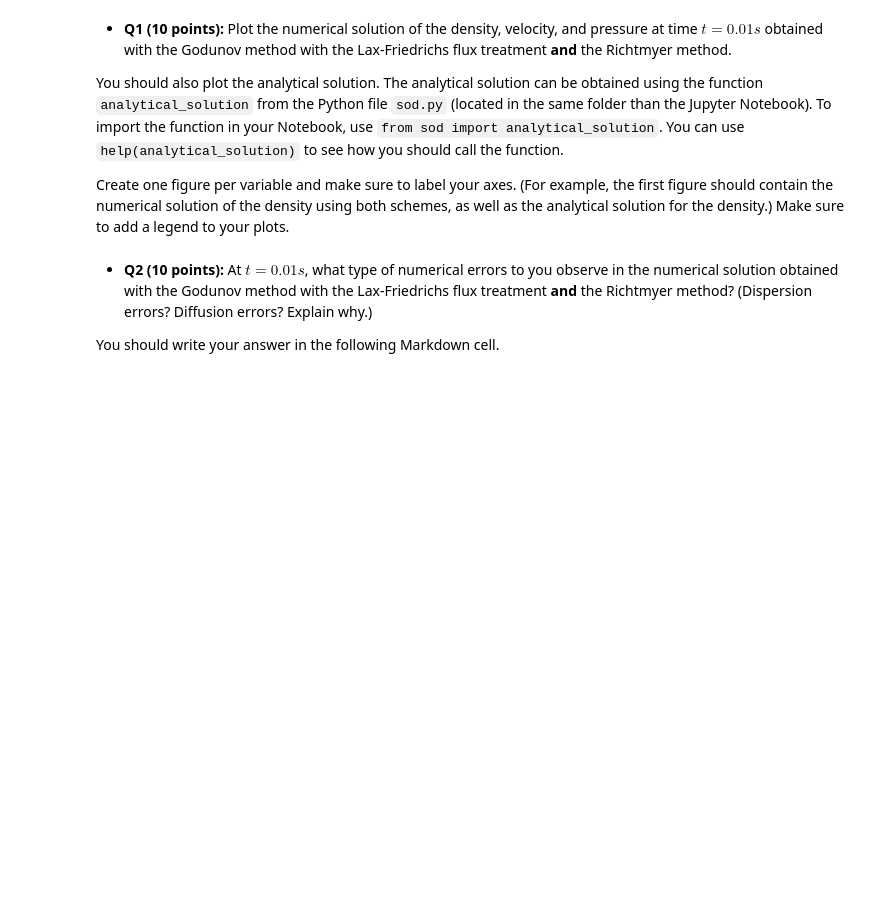
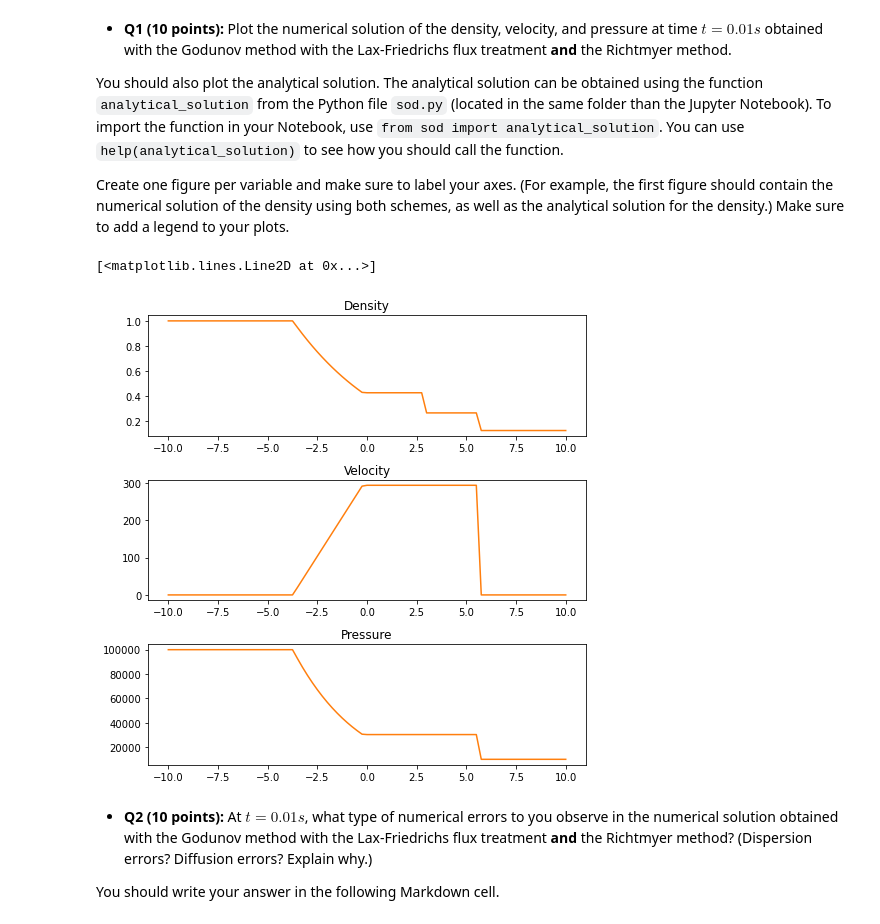
Before and after one commit to myamakaitis/MAE_6286, a Jupyter notebook: Assignments/Hw3/Sods_Shock_Tube_Assignment.ipynb, the cells around one changed output. Drawn from its saved outputs; the diff is of its cells as text; code cells hidden in the pictures; blank space fills up the shorter version.

```diff
--- a/Assignments/Hw3/Sods_Shock_Tube_Assignment.ipynb
+++ b/Assignments/Hw3/Sods_Shock_Tube_Assignment.ipynb
@@ -437,13 +445,19 @@ endL = 10
 diaphragmL = 0
 
 rL = 1.0 # kg / m^3 Density on left
-PL = 100 # kPA Pressure on left
+PL = 100000 # kPA Pressure on left
 
 rR = 0.125 # kg / m^3 Density on right
-PR = 10 # kPA Pressure on right
+PR = 10000 # kPA Pressure on right
 
 Tube_LF = ShockTube(nx, startL, endL, diaphragmL, PL, rL, PR, rR, Gamma)
-Tube_RM = deepcopy(Tube_LF)
+Tube_RM = ShockTube(nx, startL, endL, diaphragmL, PL, rL, PR, rR, Gamma)
 
 Tube_LF.Solve_LF(dt, Tend)
-Tube_RM.Solve_RM(dt, Tend)
+# Tube_RM.Solve_RM(dt, Tend)
+
+u_LF, rho_LF, P_LF, T_LF = Tube_LF.Primitives()
+# %%
+Tube_LF = ShockTube(nx, startL, endL, diaphragmL, PL, rL, PR, rR, Gamma)
+Tube_LF.f()
+Tube_LF.F[0];
@@ -469,3 +484,23 @@ Make sure to add a legend to your plots.
+# %%
+#-------- Write code --------
+from sod import analytical_solution
+X = np.linspace(startL, endL, nx)
+rho_anal, u_anal, P_anal = analytical_solution(Tend, X, (rL, 0, PL), (rR, 0, PR))
+# %%
+fig, (axr, axu, axP) = pyp.subplots(3, figsize = (7,7), tight_layout = True)
+
+axr.set_title("Density")
+axr.plot(Tube_LF.X, rho_LF, label = "Lax Friedrichs")
+axr.plot(X, rho_anal)
+axu.set_title("Velocity")
+axu.plot(Tube_LF.X, u_LF, label = "Lax Friedrichs")
+axu.plot(X, u_anal)
+axP.set_title("Pressure")
+axP.plot(Tube_LF.X, P_LF, label = "Lax Friedrichs")
+axP.plot(X, P_anal)
+# %% [output]
+[<matplotlib.lines.Line2D at 0x...>]
+[figure, added]
 # %% [markdown]
 * **Q2 (10 points):** At $t = 0.01 s$, what type of numerical errors to you observe in the numerical solution obtained with the Godunov method with the Lax-Friedrichs flux treatment **and** the Richtmyer method? (Dispersion errors? Diffusion errors? Explain why.)
 
```
Also changed, not shown: parts of 4 cells of this notebook.
